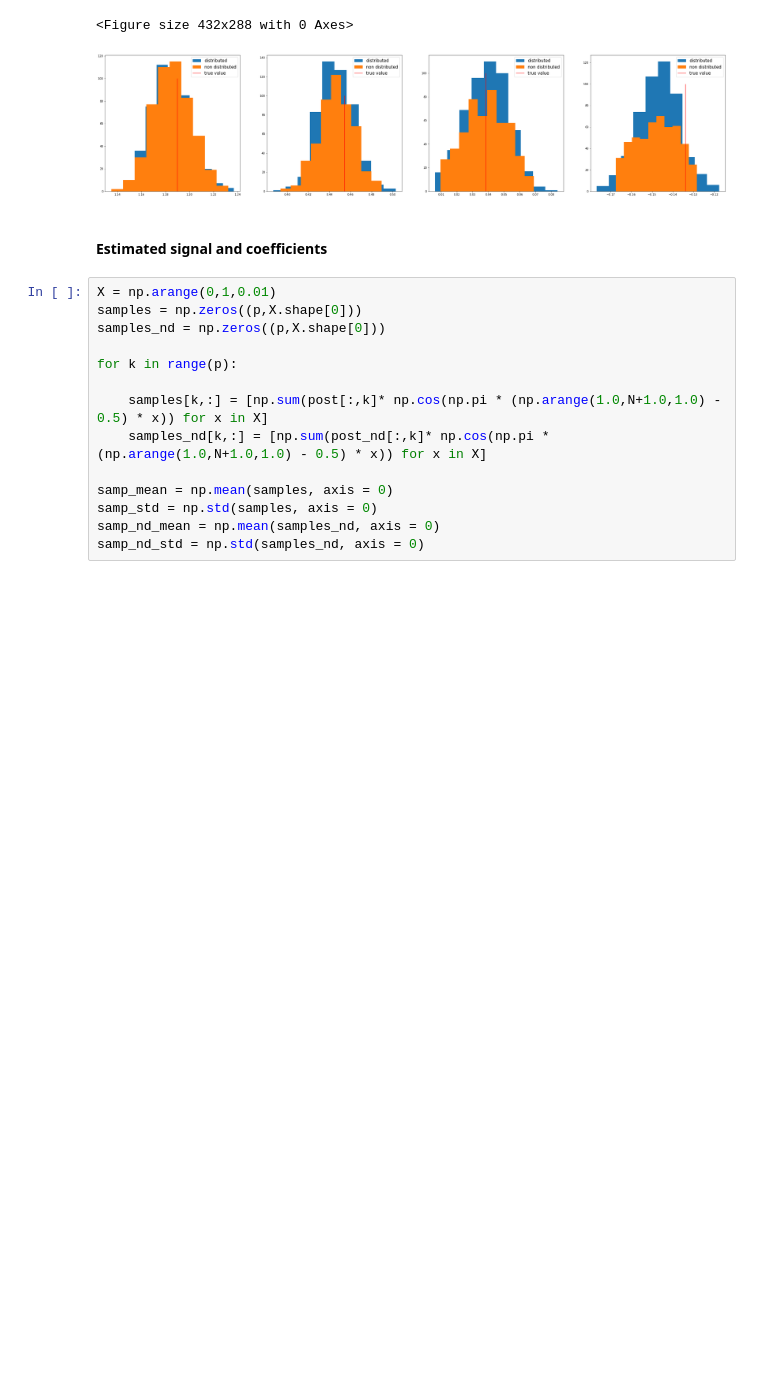
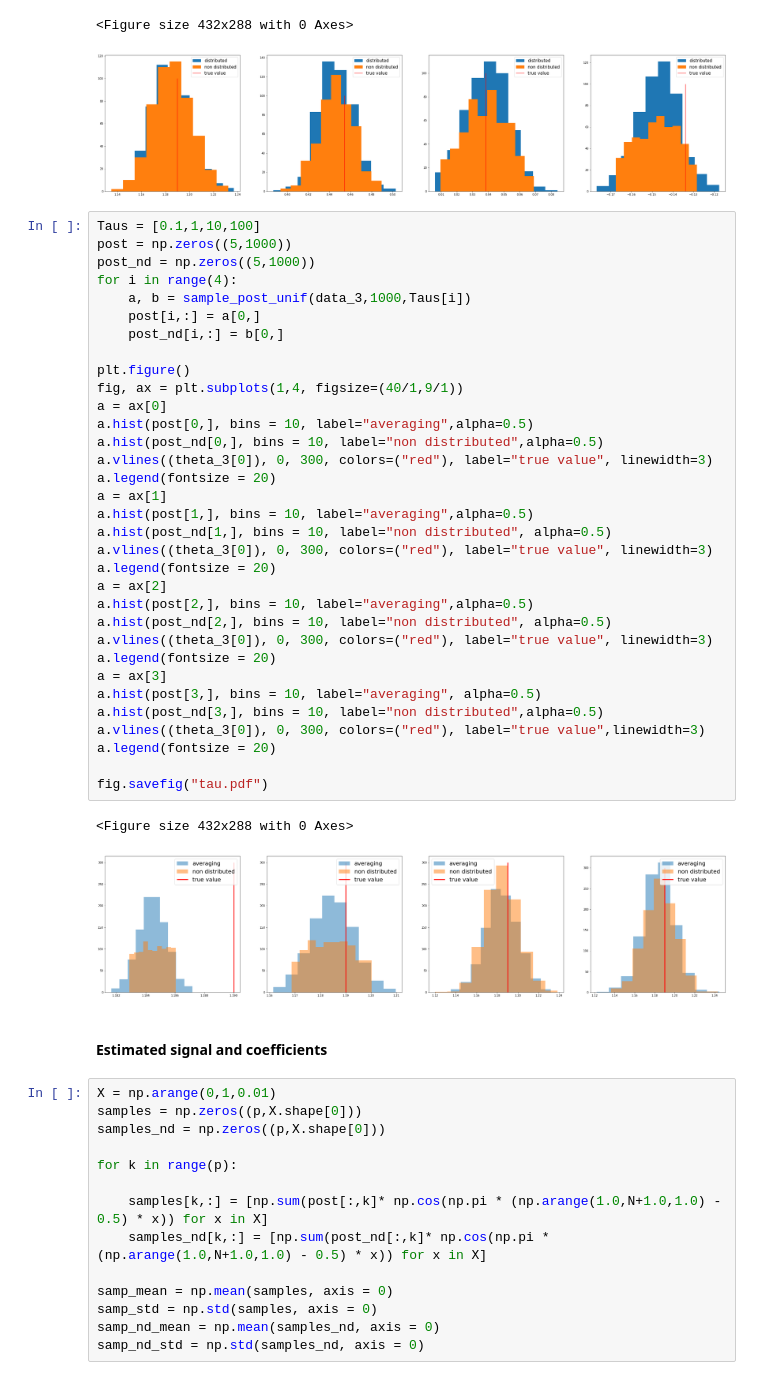
Before and after one commit to JTT94/distributed_posteriors, a Jupyter notebook: notebooks/uniform.ipynb, the cells around one changed output. Cells and saved outputs as stored; diff of their text form; blank space fills up the shorter version.

```diff
--- a/notebooks/uniform.ipynb
+++ b/notebooks/uniform.ipynb
@@ -230,6 +230,42 @@ a.legend(fontsize = 15)
 <matplotlib.legend.Legend at 0x...>
 <Figure size 432x288 with 0 Axes>
 [figure]
+# %%
+Taus = [0.1,1,10,100]
+post = np.zeros((5,1000))
+post_nd = np.zeros((5,1000))
+for i in range(4):
+    a, b = sample_post_unif(data_3,1000,Taus[i])
+    post[i,:] = a[0,]
+    post_nd[i,:] = b[0,]
+
+plt.figure()
+fig, ax = plt.subplots(1,4, figsize=(40/1,9/1))
+a = ax[0]
+a.hist(post[0,], bins = 10, label="averaging",alpha=0.5)
+a.hist(post_nd[0,], bins = 10, label="non distributed",alpha=0.5)
+a.vlines((theta_3[0]), 0, 300, colors=("red"), label="true value", linewidth=3)
+a.legend(fontsize = 20)
+a = ax[1]
+a.hist(post[1,], bins = 10, label="averaging",alpha=0.5)
+a.hist(post_nd[1,], bins = 10, label="non distributed", alpha=0.5)
+a.vlines((theta_3[0]), 0, 300, colors=("red"), label="true value", linewidth=3)
+a.legend(fontsize = 20)
+a = ax[2]
+a.hist(post[2,], bins = 10, label="averaging",alpha=0.5)
+a.hist(post_nd[2,], bins = 10, label="non distributed", alpha=0.5)
+a.vlines((theta_3[0]), 0, 300, colors=("red"), label="true value", linewidth=3)
+a.legend(fontsize = 20)
+a = ax[3]
+a.hist(post[3,], bins = 10, label="averaging", alpha=0.5)
+a.hist(post_nd[3,], bins = 10, label="non distributed",alpha=0.5)
+a.vlines((theta_3[0]), 0, 300, colors=("red"), label="true value",linewidth=3)
+a.legend(fontsize = 20)
+
+fig.savefig("tau.pdf")
+# %% [output]
+<Figure size 432x288 with 0 Axes>
+[figure, added]
 # %% [markdown]
 #### Estimated signal and coefficients
 # %%
```
Also changed, not shown: 5 other files.
